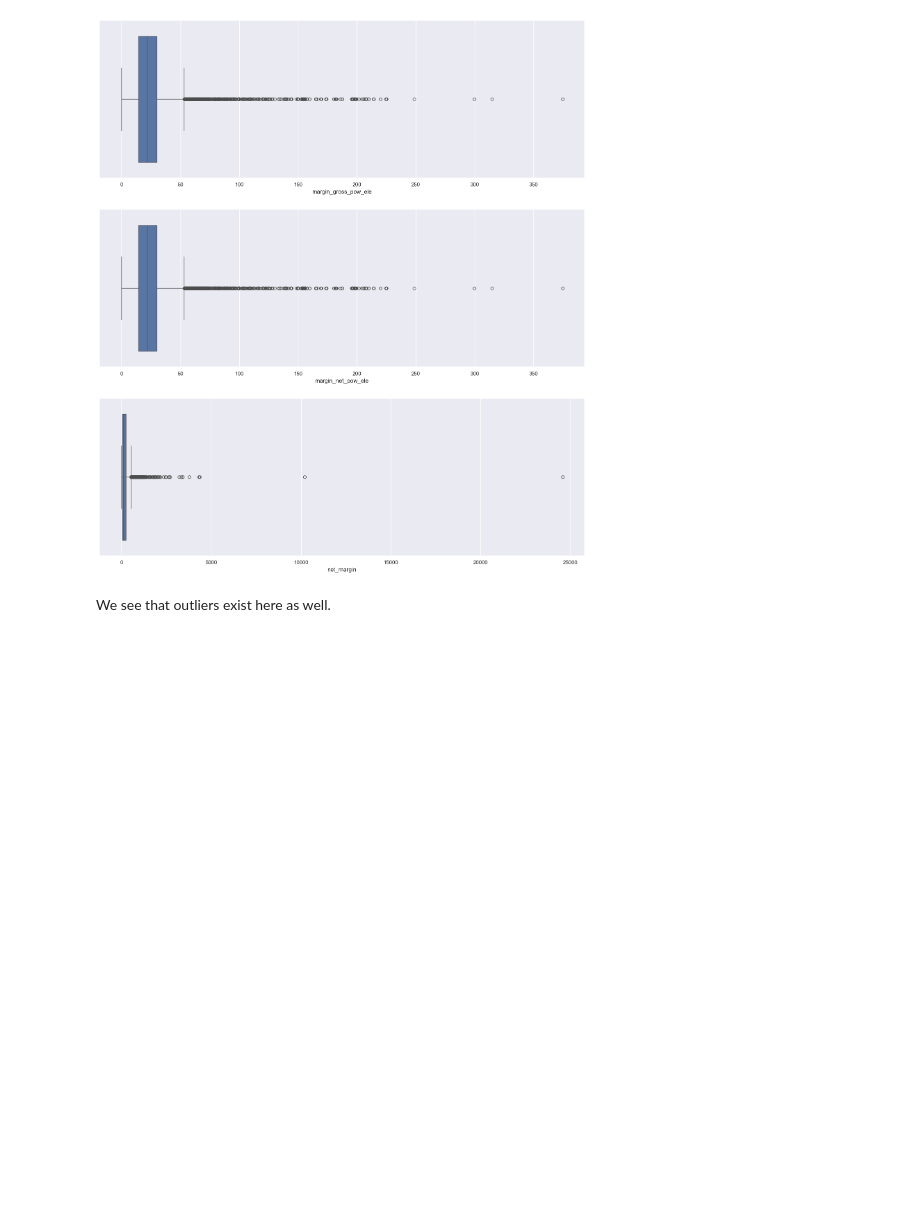
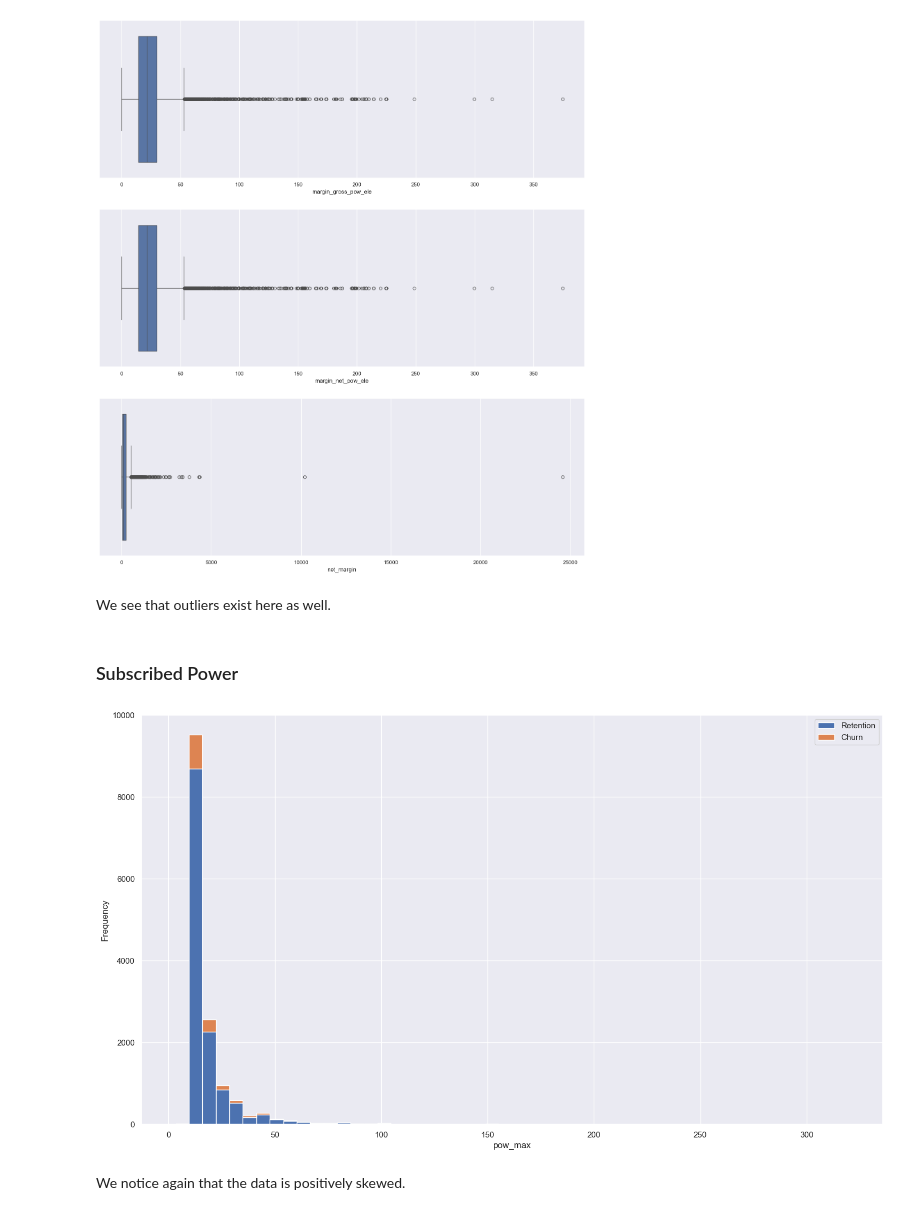
Before and after one commit to DivyaKrishnaA/BCG-X-DataScience-Sim, a Jupyter notebook: Task 2 - eda_starter.ipynb, the cells around one changed output. Drawn from its saved outputs; the diff is of its cells as text; code cells hidden in the pictures; blank space fills up the shorter version.

Commit message:
Visualising Subscribed Power

```diff
--- a/Task 2 - eda_starter.ipynb
+++ b/Task 2 - eda_starter.ipynb
@@ -319,3 +319,14 @@ for i,ax in enumerate(axs):
 [figure]
 # %% [markdown]
 We see that outliers exist here as well.
+# %% [markdown]
+### Subscribed Power
+# %%
+power = client_df[['id', 'pow_max', 'churn']]
+# %%
+fig, axs = plt.subplots(nrows=1, figsize=(18, 10))
+plot_distribution(power, 'pow_max', axs)
+# %% [output]
+[figure, added]
+# %% [markdown]
+We notice again that the data is positively skewed.
```
